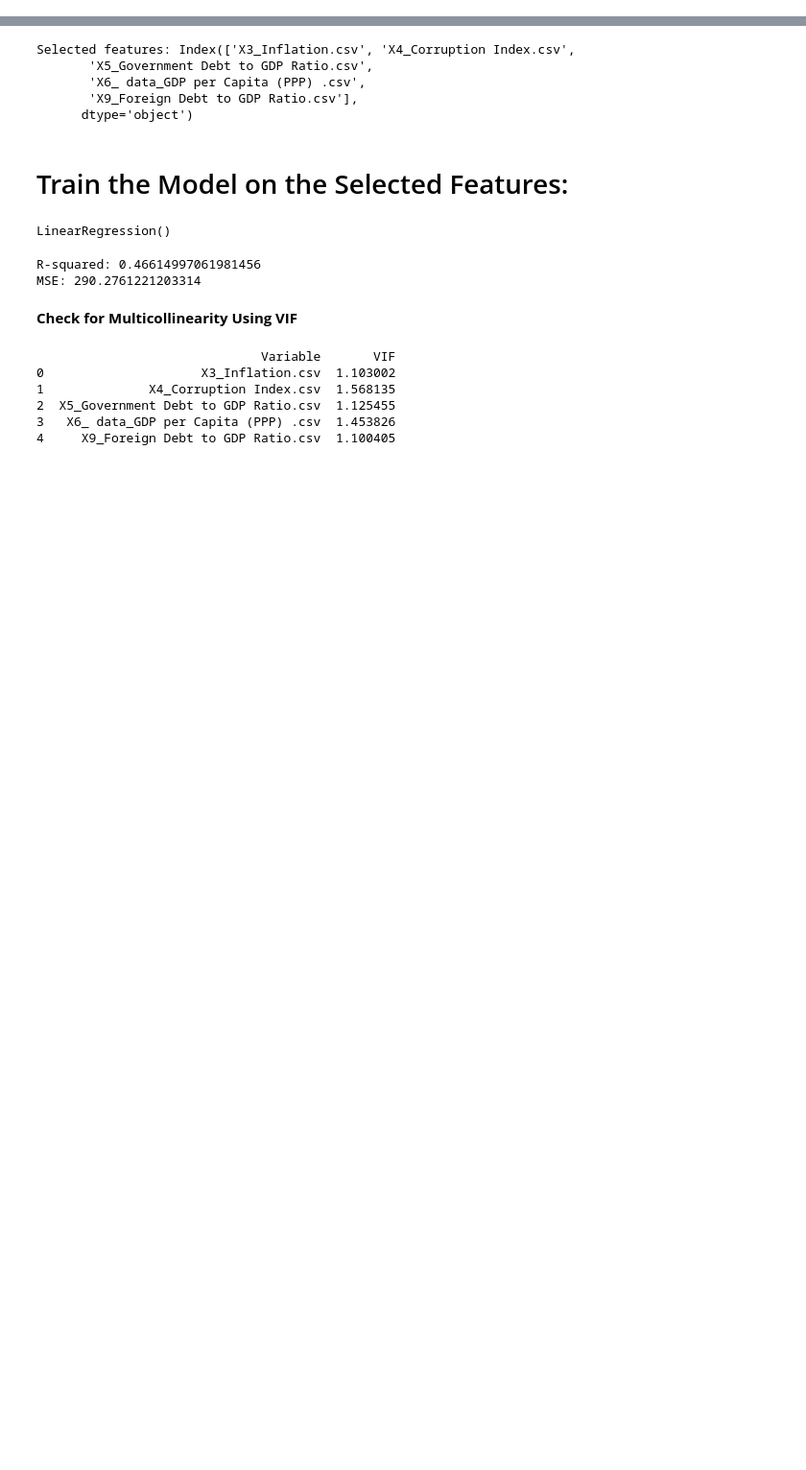
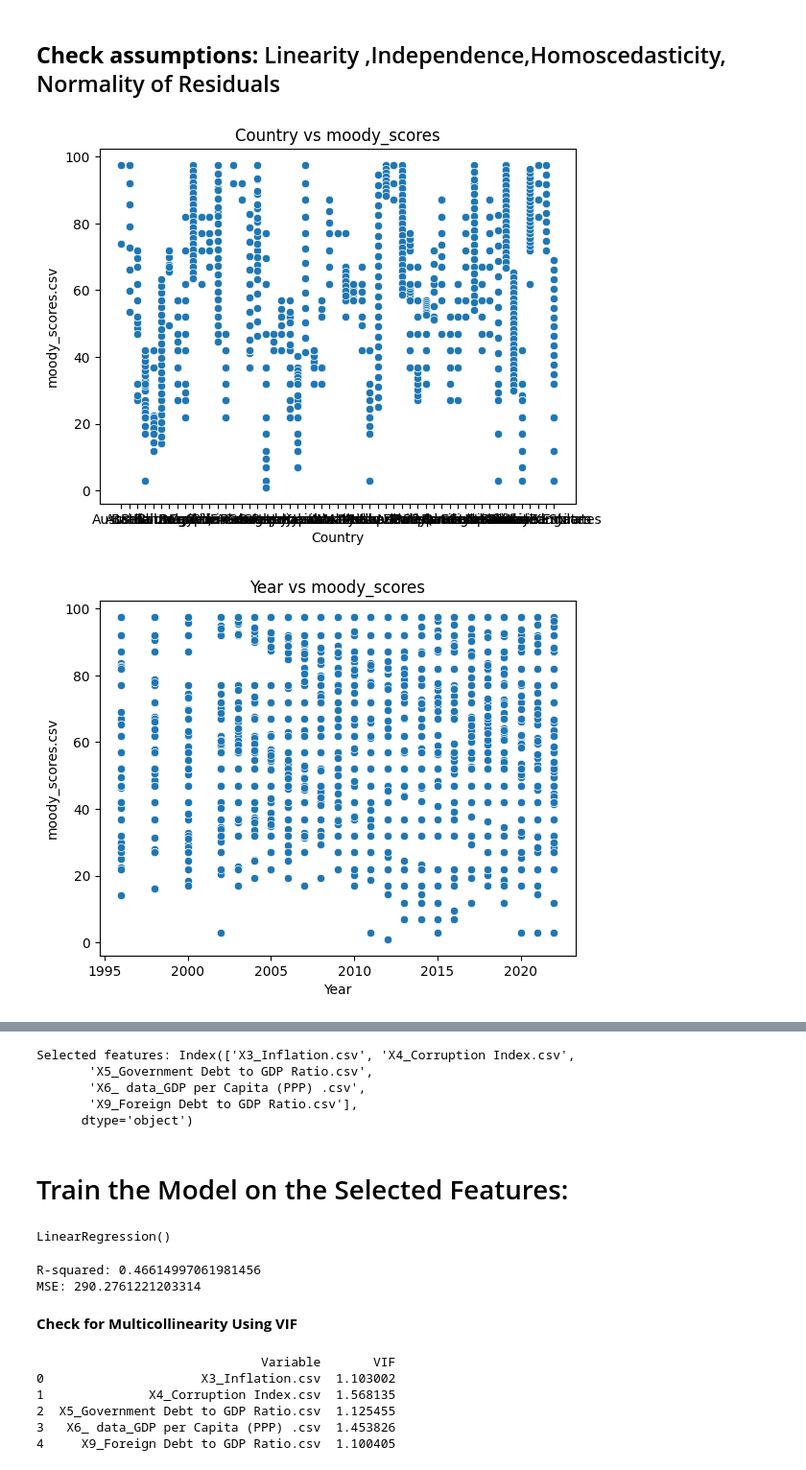
Before and after one commit to hananeY-inventor/test-regression, a Jupyter notebook: regression_.ipynb, the cells around one changed output, grey strips where cells are left out. Shown at 96% size. Cells and saved outputs as stored; diff of their text form; code cells hidden in the pictures; blank space fills up the shorter version.

```diff
--- a/regression_.ipynb
+++ b/regression_.ipynb
@@ -16,0 +69,11 @@ y=df['moody_scores.csv']
+# %% [markdown]
+## **Check assumptions:** Linearity ,Independence,Homoscedasticity, Normality of Residuals
+# %%
+ #***************Linearity befor transformation *************
+for feature in df.columns:  # Iterate through columns in X
+    sns.scatterplot(x=df[feature], y=df['moody_scores.csv'])
+    plt.title(f'{feature} vs moody_scores')
+    plt.show()
+# %% [output]
+[figure, added]
+[figure, added]
```
Also changed, not shown: parts of 18 cells of this notebook.
